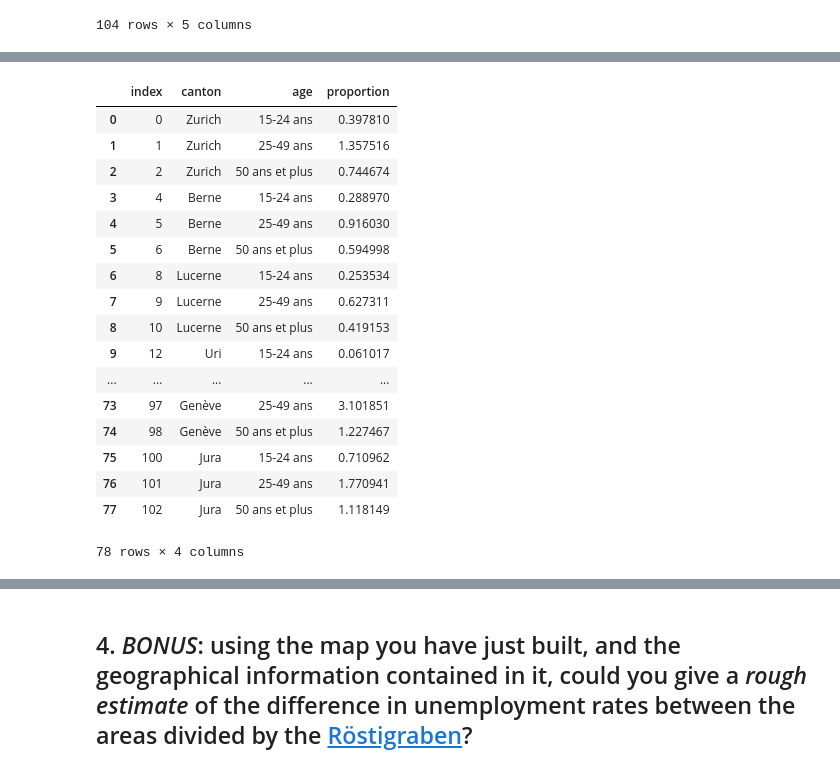
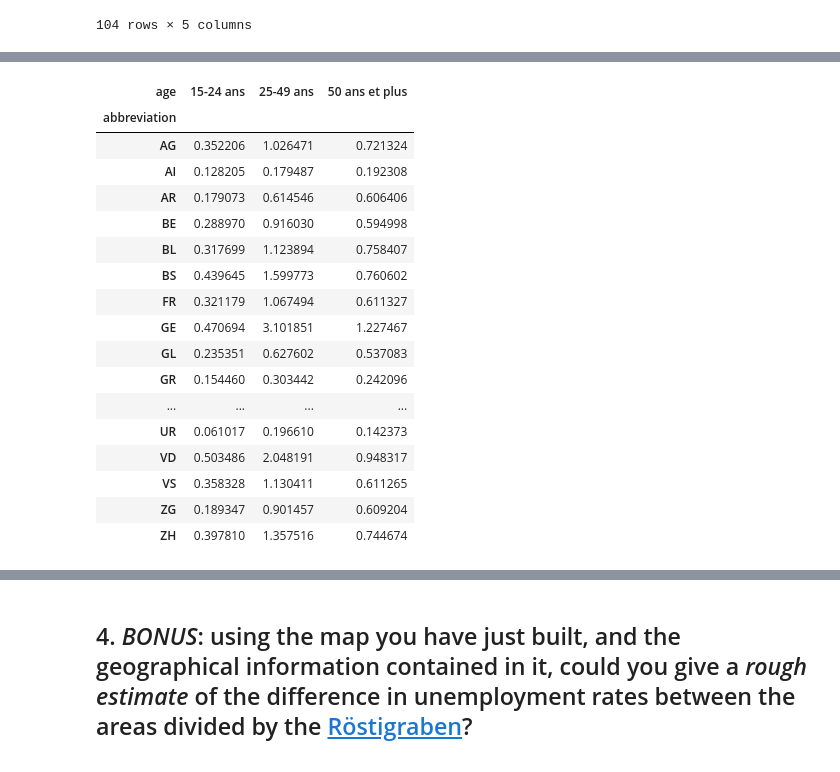
Before and after one commit to mosimann/ADA, a Jupyter notebook: 03 - Interactive Viz/Homework 3.ipynb, the cells around one changed output, grey strips where cells are left out. Cells and saved outputs as stored; diff of their text form; code cells hidden in the pictures.

```diff
--- a/03 - Interactive Viz/Homework 3.ipynb
+++ b/03 - Interactive Viz/Homework 3.ipynb
@@ -506,32 +511,38 @@ unemployment_foreign_age[['canton','age','proportion']].dropna().reset_index()
 # %%
 unemployment_suisse_age = unemployment_ageS.query("age_class == 'Total'").reset_index()
 unemployment_suisse_age['rate'] = unemployment_ch_only['unemployment_rate']
 unemployment_suisse_age = unemployment_suisse_age.drop(unemployment_suisse_age.columns[0],1)
 unemployment_suisse_age = unemployment_suisse_age.drop(unemployment_suisse_age.columns[3],1)
 unemployment_suisse_age = unemployment_suisse_age.drop(unemployment_suisse_age.columns[2],1)
 unemployment_suisse_age['num_swiss_per_canton'] = round(unemployment_suisse_age['registered_jobseekers'] / (unemployment_suisse_age['rate'] / 100))
 
 
 unemployment_suisse_age = unemployment_suisse_age.merge(unemployment_ageS, on='canton')
 unemployment_suisse_age['proportion'] = 100*unemployment_suisse_age['registered_jobseekers_y']/unemployment_suisse_age['num_swiss_per_canton']
 unemployment_suisse_age[['canton','age','proportion']].dropna().reset_index()
+unemployment_suisse_age[['canton','age','proportion']]
+unemployment_suisse_age = unemployment_suisse_age.merge(cantons_mapping)
+
+unemployment_suisse_age = unemployment_suisse_age.pivot(index='abbreviation', columns='age', values='proportion')
+unemployment_suisse_age = unemployment_suisse_age.drop(unemployment_suisse_age.columns[0],1)
+unemployment_suisse_age
 # %% [output]
-|  | index | canton | age | proportion |
-| 0 | 0 | Zurich | 15-24 ans | 0.397810 |
-| 1 | 1 | Zurich | 25-49 ans | 1.357516 |
-| 2 | 2 | Zurich | 50 ans et plus | 0.744674 |
-| 3 | 4 | Berne | 15-24 ans | 0.288970 |
-| 4 | 5 | Berne | 25-49 ans | 0.916030 |
-| 5 | 6 | Berne | 50 ans et plus | 0.594998 |
-| 6 | 8 | Lucerne | 15-24 ans | 0.253534 |
-| 7 | 9 | Lucerne | 25-49 ans | 0.627311 |
-| 8 | 10 | Lucerne | 50 ans et plus | 0.419153 |
-| 9 | 12 | Uri | 15-24 ans | 0.061017 |
-| ... | ... | ... | ... | ... |
-| 73 | 97 | Genève | 25-49 ans | 3.101851 |
-| 74 | 98 | Genève | 50 ans et plus | 1.227467 |
-| 75 | 100 | Jura | 15-24 ans | 0.710962 |
-| 76 | 101 | Jura | 25-49 ans | 1.770941 |
-| 77 | 102 | Jura | 50 ans et plus | 1.118149 |
+| age | 15-24 ans | 25-49 ans | 50 ans et plus |
+| abbreviation |  |  |  |
+| AG | 0.352206 | 1.026471 | 0.721324 |
+| AI | 0.128205 | 0.179487 | 0.192308 |
+| AR | 0.179073 | 0.614546 | 0.606406 |
+| BE | 0.288970 | 0.916030 | 0.594998 |
+| BL | 0.317699 | 1.123894 | 0.758407 |
+| BS | 0.439645 | 1.599773 | 0.760602 |
+| FR | 0.321179 | 1.067494 | 0.611327 |
+| GE | 0.470694 | 3.101851 | 1.227467 |
+| GL | 0.235351 | 0.627602 | 0.537083 |
+| GR | 0.154460 | 0.303442 | 0.242096 |
+| ... | ... | ... | ... |
+| UR | 0.061017 | 0.196610 | 0.142373 |
+| VD | 0.503486 | 2.048191 | 0.948317 |
+| VS | 0.358328 | 1.130411 | 0.611265 |
+| ZG | 0.189347 | 0.901457 | 0.609204 |
+| ZH | 0.397810 | 1.357516 | 0.744674 |
-78 rows × 4 columns
 # %%
```
Also changed, not shown: parts of 2 cells of this notebook.
